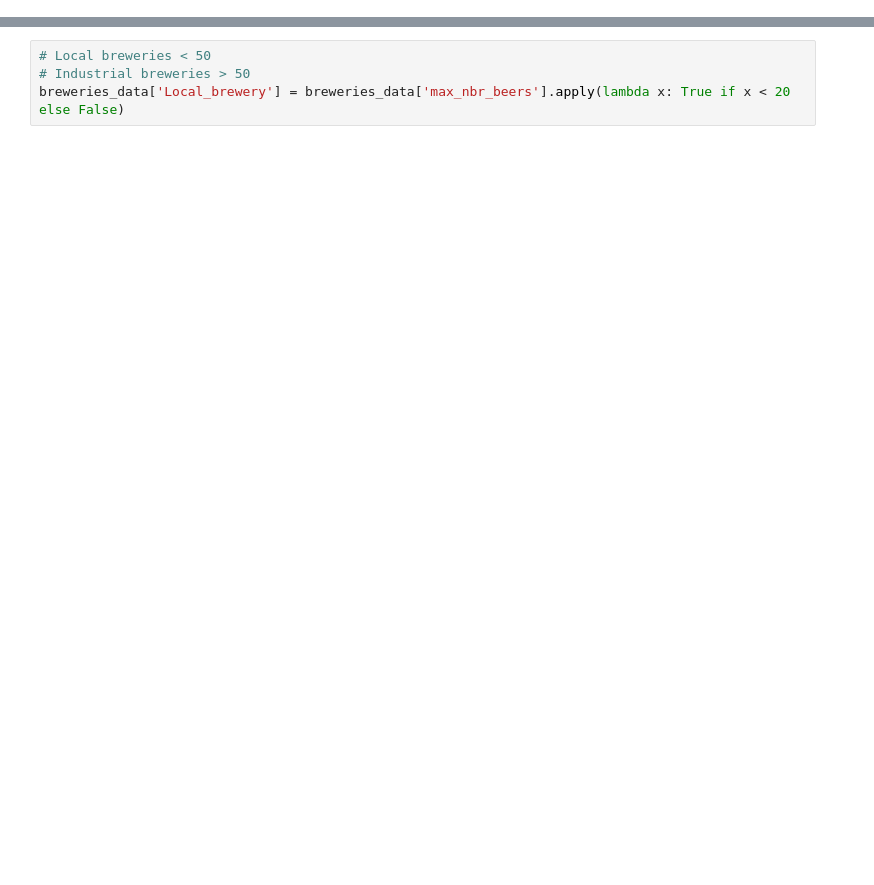
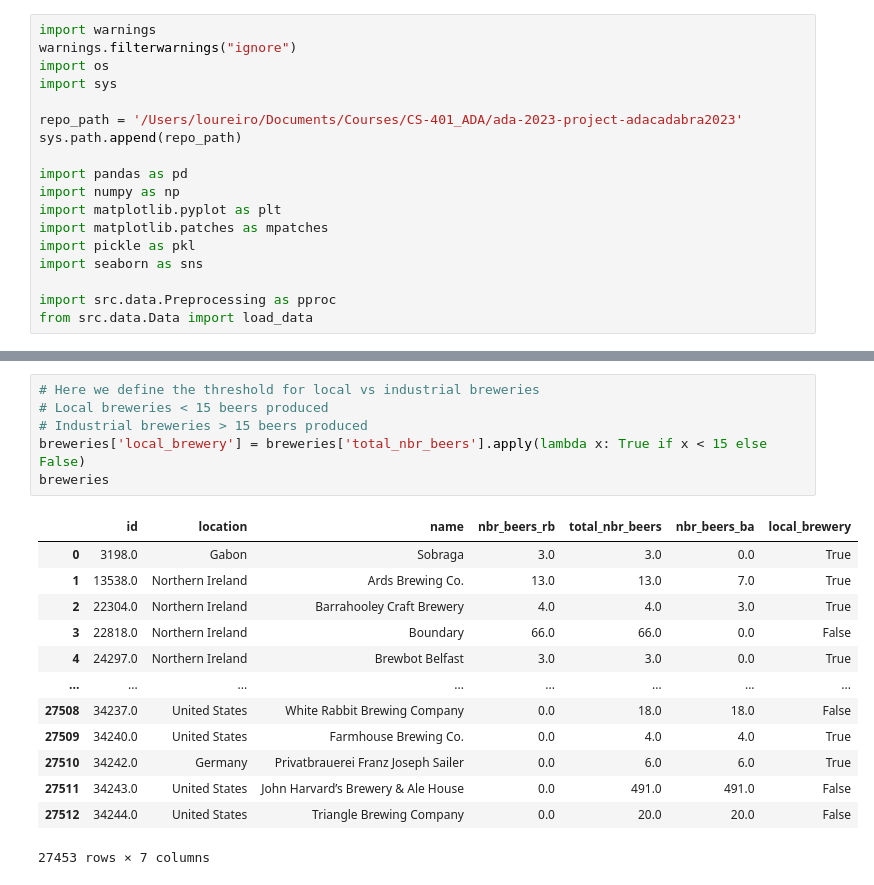
Before and after one commit to epfl-ada/ada-2023-project-adacadabra2023, a Jupyter notebook: notebooks/breweries_analysis.ipynb, the cells around one changed output, grey strips where cells are left out. Drawn from its saved outputs; the diff is of its cells as text; blank space fills up the shorter version.

```diff
--- a/notebooks/breweries_analysis.ipynb
+++ b/notebooks/breweries_analysis.ipynb
@@ -62,0 +1,18 @@ plt.xlim(0,50)
+# %%
+import warnings
+warnings.filterwarnings("ignore")
+import os
+import sys
+
+repo_path = '/Users/loureiro/Documents/Courses/CS-401_ADA/ada-2023-project-adacadabra2023'
+sys.path.append(repo_path)
+
+import pandas as pd
+import numpy as np
+import matplotlib.pyplot as plt
+import matplotlib.patches as mpatches
+import pickle as pkl
+import seaborn as sns
+
+import src.data.Preprocessing as pproc
+from src.data.Data import load_data
@@ -63,5 +74,21 @@ plt.xlim(0,50)
 # %%
-# Local breweries < 50
-# Industrial breweries > 50
-breweries_data['Local_brewery'] = breweries_data['max_nbr_beers'].apply(lambda x: True if x < 20 else False)
+# Here we define the threshold for local vs industrial breweries
+# Local breweries < 15 beers produced
+# Industrial breweries > 15 beers produced
+breweries['local_brewery'] = breweries['total_nbr_beers'].apply(lambda x: True if x < 15 else False)
+breweries
+# %% [output]
+|  | id | location | name | nbr_beers_rb | total_nbr_beers | nbr_beers_ba | local_brewery |
+| 0 | 3198.0 | Gabon | Sobraga | 3.0 | 3.0 | 0.0 | True |
+| 1 | 13538.0 | Northern Ireland | Ards Brewing Co. | 13.0 | 13.0 | 7.0 | True |
+| 2 | 22304.0 | Northern Ireland | Barrahooley Craft Brewery | 4.0 | 4.0 | 3.0 | True |
+| 3 | 22818.0 | Northern Ireland | Boundary | 66.0 | 66.0 | 0.0 | False |
+| 4 | 24297.0 | Northern Ireland | Brewbot Belfast | 3.0 | 3.0 | 0.0 | True |
+| ... | ... | ... | ... | ... | ... | ... | ... |
+| 27508 | 34237.0 | United States | White Rabbit Brewing Company | 0.0 | 18.0 | 18.0 | False |
+| 27509 | 34240.0 | United States | Farmhouse Brewing Co. | 0.0 | 4.0 | 4.0 | True |
+| 27510 | 34242.0 | Germany | Privatbrauerei Franz Joseph Sailer | 0.0 | 6.0 | 6.0 | True |
+| 27511 | 34243.0 | United States | John Harvard’s Brewery & Ale House | 0.0 | 491.0 | 491.0 | False |
+| 27512 | 34244.0 | United States | Triangle Brewing Company | 0.0 | 20.0 | 20.0 | False |
+27453 rows × 7 columns
 # %%
```
Also changed, not shown: parts of 18 cells of this notebook.
